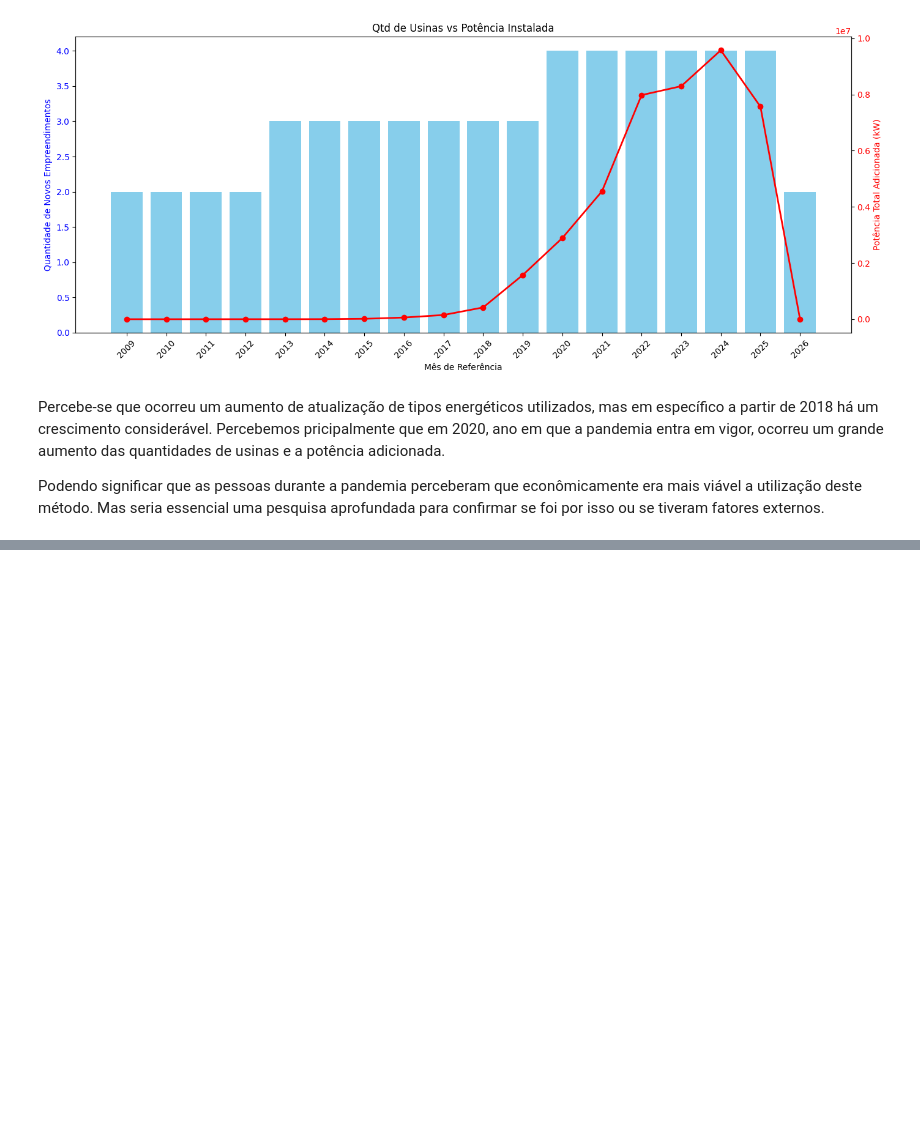
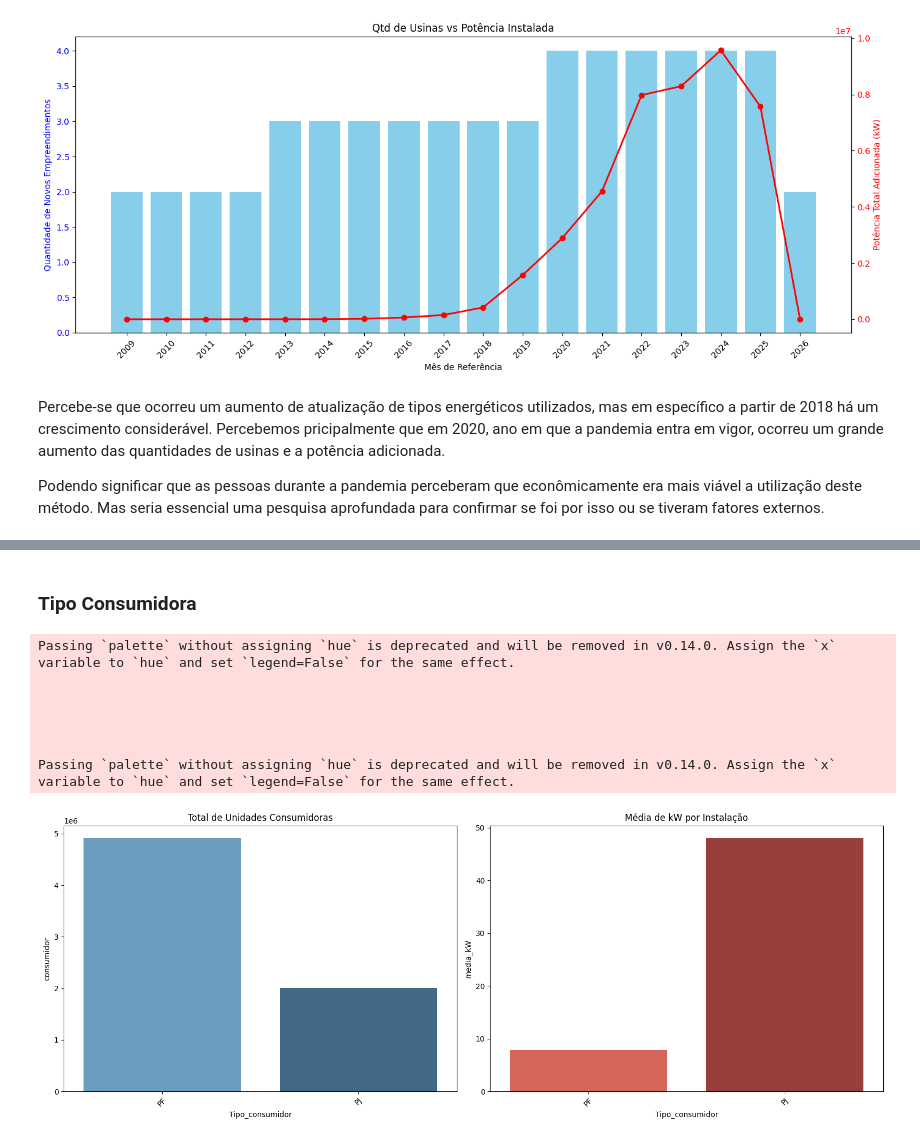
Before and after one commit to lannacassio/Fontes-Renovaveis-Aneel, a Jupyter notebook: Arquivo_Python/analise_aneel.ipynb, the cells around one changed output, grey strips where cells are left out. Saved outputs shown, nothing was run; the diff lists cells and outputs as text; code cells hidden in the pictures; blank space fills up the shorter version.

```diff
--- a/Arquivo_Python/analise_aneel.ipynb
+++ b/Arquivo_Python/analise_aneel.ipynb
@@ -630,0 +701,31 @@ Podendo significar que as pessoas durante a pandemia perceberam que econômicame
+# %% [markdown]
+### Tipo Consumidora
+# %%
+resumo = dados.groupby(['Tipo_consumidor']).agg(
+    consumidor = ('Unidades_Consumidoras','sum'),
+    media_kW = ('kW_instalados','mean')
+).reset_index()
+
+fig, (ax1, ax2) = plt.subplots(1, 2, figsize=(16, 6))
+
+# Gráfico 1: Soma de Consumidores
+sns.barplot(data=resumo, x='Tipo_consumidor', y='consumidor', ax=ax1, palette='Blues_d')
+ax1.set_title('Total de Unidades Consumidoras')
+ax1.tick_params(axis='x', rotation=45)
+
+# Gráfico 2: Média de kW
+sns.barplot(data=resumo, x='Tipo_consumidor', y='media_kW', ax=ax2, palette='Reds_d')
+ax2.set_title('Média de kW por Instalação')
+ax2.tick_params(axis='x', rotation=45)
+
+plt.tight_layout()
+plt.show()
+# %% [output]
+Passing `palette` without assigning `hue` is deprecated and will be removed in v0.14.0. Assign the `x` variable to `hue` and set `legend=False` for the same effect.
+
+
+
+
+
+Passing `palette` without assigning `hue` is deprecated and will be removed in v0.14.0. Assign the `x` variable to `hue` and set `legend=False` for the same effect.
+[figure, added]
```
Also changed, not shown: parts of 11 cells of this notebook.
